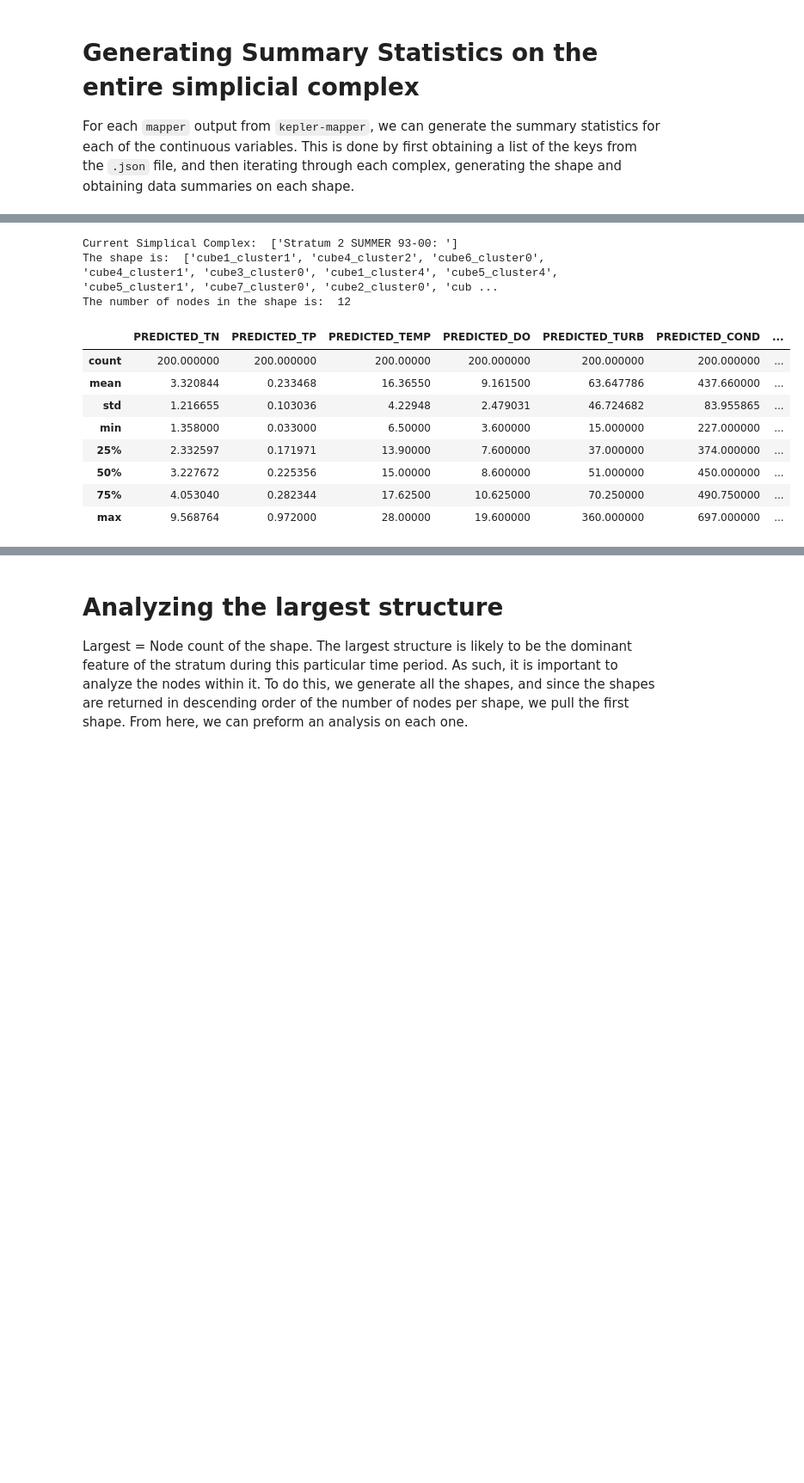
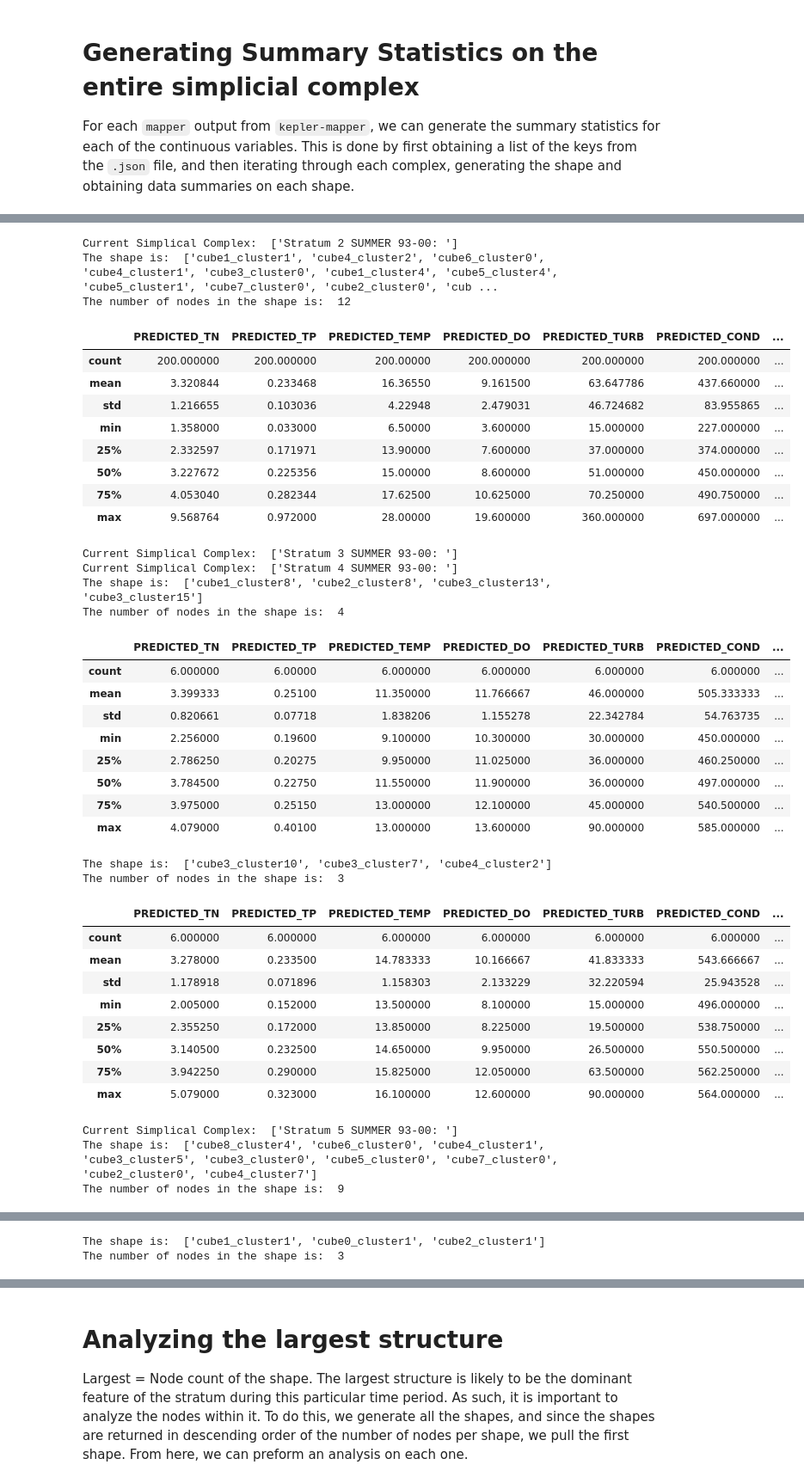
Before and after one commit to amberlee0516/UMR-TDA-2021, a Jupyter notebook: TDA_Analysis_Scripts/scomplexAnalysis.ipynb, the cells around one changed output, grey strips where cells are left out. Shown: that part at 86% size. Drawn from its saved outputs; the diff is of its cells as text; code cells hidden in the pictures; blank space fills up the shorter version.

```diff
--- a/TDA_Analysis_Scripts/scomplexAnalysis.ipynb
+++ b/TDA_Analysis_Scripts/scomplexAnalysis.ipynb
@@ -67,7 +67,8 @@ def getSubdf(scomplex, shape, df):
     """
     nodes = scomplex.get('nodes')
     indices = []
-    for node in shape:
+    npShape = np.array(shape).flatten()
+    for node in npShape:
         indices.append(nodes.get(node))
     indices = list(set([item for sublist in indices for item in sublist]))
     subdf = df.loc[indices]
@@ -268,7 +269,7 @@ Functions loaded
 For each `mapper` output from `kepler-mapper`, we can generate the summary statistics for each of the continuous variables. This is done by first obtaining a list of the keys from the `.json` file, and then iterating through each complex, generating the shape and obtaining data summaries on each shape.
 # %%
 allComplices = list(jsonData.keys())
-for key in allComplices[0:2]: # remove indices here to get all the strata for all the time periods
+for key in allComplices: # remove indices here to get all the strata for all the time periods
     print("Current Simplical Complex: ", key)
     scomplex = jsonData.get(key)
     shapes = clean_getShapes(scomplex)
@@ -276,30 +277,57 @@ for key in allComplices[0:2]: # remove indices here to get all the strata for al
         summaries = shapeDataSummary(scomplex, shape, df, variables, verbose = False)
         if summaries.loc['count'][0] > 5 and len(shape)  > 2: # at least 6 datapoints and 3 nodes to see info
             print("The shape is: ",shape)
             print("The number of nodes in the shape is: ", len(shape))
             display(summaries) # Uncomment to see summaries
 # %% [output]
 Current Simplical Complex:  ['Stratum 1 SUMMER 93-00: ']
 The shape is:  ['cube7_cluster1', 'cube6_cluster0', 'cube3_cluster0', 'cube5_cluster0', 'cube4_cluster0', 'cube5_cluster1', 'cube5_cluster5', 'cube7_cluster0', 'cube2_cluster0', 'cube5_cluster11', 'cu ...
 The number of nodes in the shape is:  12
 |  | PREDICTED_TN | PREDICTED_TP | PREDICTED_TEMP | PREDICTED_DO | PREDICTED_TURB | PREDICTED_COND | ... |
 | count | 74.000000 | 74.000000 | 74.000000 | 74.000000 | 74.000000 | 74.000000 | ... |
 | mean | 3.321725 | 0.218013 | 14.083784 | 9.522973 | 54.986486 | 475.972973 | ... |
 | std | 0.941895 | 0.073410 | 2.574055 | 2.204637 | 30.887553 | 55.188338 | ... |
 | min | 1.730722 | 0.112000 | 6.500000 | 3.600000 | 21.000000 | 347.000000 | ... |
 | 25% | 2.475142 | 0.170719 | 13.000000 | 8.325000 | 37.000000 | 445.250000 | ... |
 | 50% | 3.334431 | 0.200094 | 14.000000 | 9.800000 | 43.000000 | 465.500000 | ... |
 | 75% | 4.061680 | 0.238260 | 15.200000 | 11.375000 | 60.000000 | 515.000000 | ... |
 | max | 5.081000 | 0.429201 | 21.500000 | 13.600000 | 150.000000 | 587.000000 | ... |
 Current Simplical Complex:  ['Stratum 2 SUMMER 93-00: ']
 The shape is:  ['cube1_cluster1', 'cube4_cluster2', 'cube6_cluster0', 'cube4_cluster1', 'cube3_cluster0', 'cube1_cluster4', 'cube5_cluster4', 'cube5_cluster1', 'cube7_cluster0', 'cube2_cluster0', 'cub ...
 The number of nodes in the shape is:  12
 |  | PREDICTED_TN | PREDICTED_TP | PREDICTED_TEMP | PREDICTED_DO | PREDICTED_TURB | PREDICTED_COND | ... |
 | count | 200.000000 | 200.000000 | 200.00000 | 200.000000 | 200.000000 | 200.000000 | ... |
 | mean | 3.320844 | 0.233468 | 16.36550 | 9.161500 | 63.647786 | 437.660000 | ... |
 | std | 1.216655 | 0.103036 | 4.22948 | 2.479031 | 46.724682 | 83.955865 | ... |
 | min | 1.358000 | 0.033000 | 6.50000 | 3.600000 | 15.000000 | 227.000000 | ... |
 | 25% | 2.332597 | 0.171971 | 13.90000 | 7.600000 | 37.000000 | 374.000000 | ... |
 | 50% | 3.227672 | 0.225356 | 15.00000 | 8.600000 | 51.000000 | 450.000000 | ... |
 | 75% | 4.053040 | 0.282344 | 17.62500 | 10.625000 | 70.250000 | 490.750000 | ... |
 | max | 9.568764 | 0.972000 | 28.00000 | 19.600000 | 360.000000 | 697.000000 | ... |
+Current Simplical Complex:  ['Stratum 3 SUMMER 93-00: ']
+Current Simplical Complex:  ['Stratum 4 SUMMER 93-00: ']
+The shape is:  ['cube1_cluster8', 'cube2_cluster8', 'cube3_cluster13', 'cube3_cluster15']
+The number of nodes in the shape is:  4
+|  | PREDICTED_TN | PREDICTED_TP | PREDICTED_TEMP | PREDICTED_DO | PREDICTED_TURB | PREDICTED_COND | ... |
+| count | 6.000000 | 6.00000 | 6.000000 | 6.000000 | 6.000000 | 6.000000 | ... |
+| mean | 3.399333 | 0.25100 | 11.350000 | 11.766667 | 46.000000 | 505.333333 | ... |
+| std | 0.820661 | 0.07718 | 1.838206 | 1.155278 | 22.342784 | 54.763735 | ... |
+| min | 2.256000 | 0.19600 | 9.100000 | 10.300000 | 30.000000 | 450.000000 | ... |
+| 25% | 2.786250 | 0.20275 | 9.950000 | 11.025000 | 36.000000 | 460.250000 | ... |
+| 50% | 3.784500 | 0.22750 | 11.550000 | 11.900000 | 36.000000 | 497.000000 | ... |
+| 75% | 3.975000 | 0.25150 | 13.000000 | 12.100000 | 45.000000 | 540.500000 | ... |
+| max | 4.079000 | 0.40100 | 13.000000 | 13.600000 | 90.000000 | 585.000000 | ... |
+The shape is:  ['cube3_cluster10', 'cube3_cluster7', 'cube4_cluster2']
+The number of nodes in the shape is:  3
+|  | PREDICTED_TN | PREDICTED_TP | PREDICTED_TEMP | PREDICTED_DO | PREDICTED_TURB | PREDICTED_COND | ... |
+| count | 6.000000 | 6.000000 | 6.000000 | 6.000000 | 6.000000 | 6.000000 | ... |
+| mean | 3.278000 | 0.233500 | 14.783333 | 10.166667 | 41.833333 | 543.666667 | ... |
+| std | 1.178918 | 0.071896 | 1.158303 | 2.133229 | 32.220594 | 25.943528 | ... |
+| min | 2.005000 | 0.152000 | 13.500000 | 8.100000 | 15.000000 | 496.000000 | ... |
+| 25% | 2.355250 | 0.172000 | 13.850000 | 8.225000 | 19.500000 | 538.750000 | ... |
+| 50% | 3.140500 | 0.232500 | 14.650000 | 9.950000 | 26.500000 | 550.500000 | ... |
+| 75% | 3.942250 | 0.290000 | 15.825000 | 12.050000 | 63.500000 | 562.250000 | ... |
+| max | 5.079000 | 0.323000 | 16.100000 | 12.600000 | 90.000000 | 564.000000 | ... |
+Current Simplical Complex:  ['Stratum 5 SUMMER 93-00: ']
+The shape is:  ['cube8_cluster4', 'cube6_cluster0', 'cube4_cluster1', 'cube3_cluster5', 'cube3_cluster0', 'cube5_cluster0', 'cube7_cluster0', 'cube2_cluster0', 'cube4_cluster7']
+The number of nodes in the shape is:  9
@@ -305,0 +343,2 @@ The number of nodes in the shape is:  12
+The shape is:  ['cube1_cluster1', 'cube0_cluster1', 'cube2_cluster1']
+The number of nodes in the shape is:  3
```
Also changed, not shown: parts of 2 cells of this notebook.
